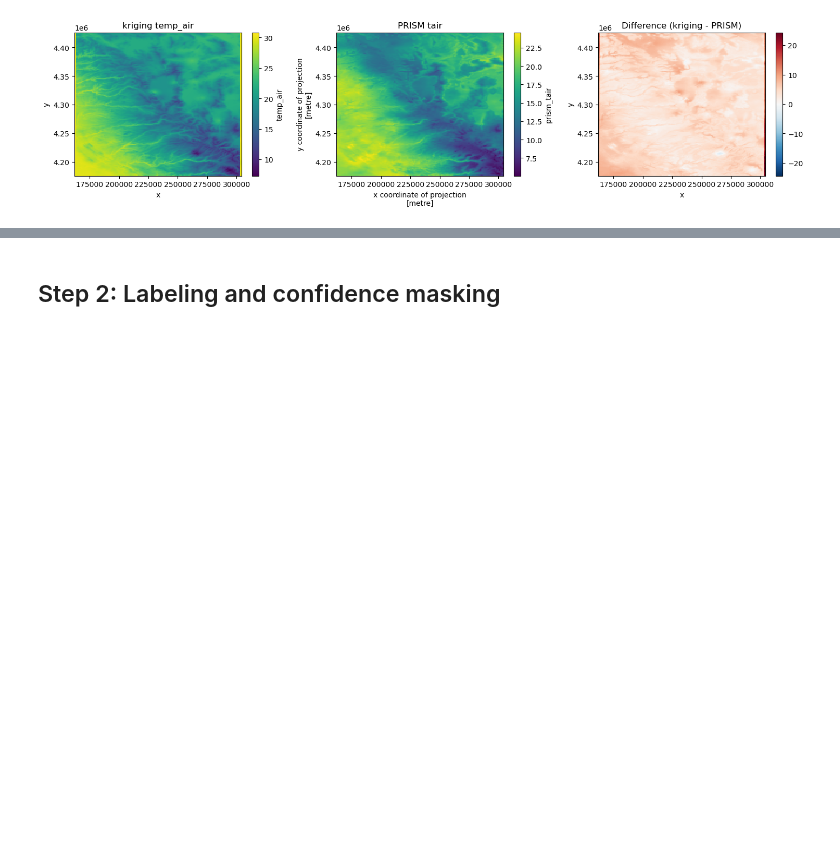
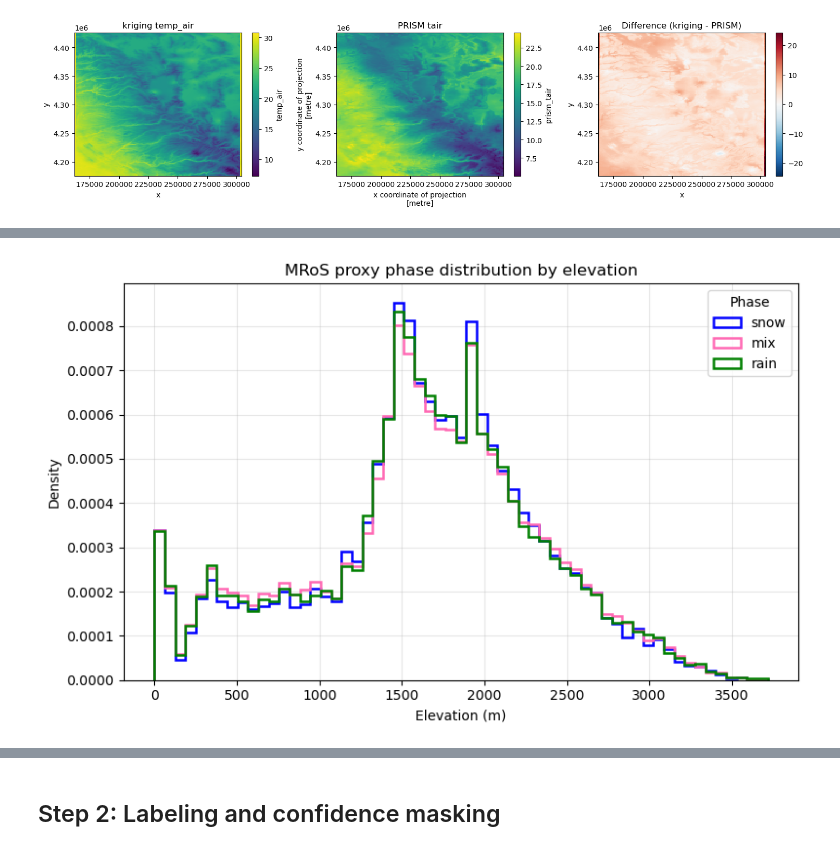
Before and after one commit to emmaaagolub/MRoS-phase-prediction, a Jupyter notebook: ML_pipeline/ML_pipeline_XGBoost_v2_EG.ipynb, the cells around one changed output, grey strips where cells are left out. Saved outputs shown, nothing was run; the diff lists cells and outputs as text; code cells hidden in the pictures; blank space fills up the shorter version.

```diff
--- a/ML_pipeline/ML_pipeline_XGBoost_v2_EG.ipynb
+++ b/ML_pipeline/ML_pipeline_XGBoost_v2_EG.ipynb
@@ -406,0 +406,88 @@ Saved input predictor stack
+# %%
+# -------------------------------------------------------------------
+# Visualize MRoS proxy phase distribution and predictors vs elevation
+# -------------------------------------------------------------------
+import matplotlib.pyplot as plt
+
+
+# Find common time range across all three datasets
+common_time = np.intersect1d(
+    np.intersect1d(ds_IDW["time"].values, ds_imerg["time"].values),
+    ds_prism["time"].values,
+)
+
+eda_ds = xr.Dataset(
+    {
+        "temp_air":      ds_IDW["temp_air"].sel(time=common_time),
+        "temp_dew":      ds_IDW["temp_dew"].sel(time=common_time),
+        "temp_wet":      ds_IDW["temp_wet"].sel(time=common_time),
+        "rh":            ds_IDW["rh"].sel(time=common_time),
+        "mros_plp_proxy": ds_IDW["mros_plp_proxy"].sel(time=common_time),
+        "imerg_plp":     ds_imerg["imerg_plp"].sel(time=common_time),
+        "prism_tair":    ds_prism["prism_tair"].sel(time=common_time),
+        "prism_tmean":   ds_prism["prism_tmean"].sel(time=common_time),
+        "prism_tdmean":  ds_prism["prism_tdmean"].sel(time=common_time),
+        "elev":          ds_IDW["elev"],  # broadcast over time automatically
+    },
+    coords={
+        "time": common_time,
+        "y": ds_IDW["y"],
+        "x": ds_IDW["x"],
+    },
+)
+
+# 2. Stack to a 1D "sample" dimension and go to pandas for plotting
+stacked = eda_ds.stack(sample=("time", "y", "x"))
+
+# Keep only rows where the MRoS proxy exists
+df_visualize = stacked.to_dataframe().dropna(subset=["mros_plp_proxy"])
+
+# Optional down-sampling for speed (adjust n if you want more/less)
+max_samples = 200_000
+if len(df_visualize) > max_samples:
+    df_visualize = df_visualize.sample(n=max_samples, random_state=42)
+
+# 3. Define phase from MRoS proxy:
+#    0   -> snow
+#    100 -> rain
+#    else -> mix
+phase_arr = np.where(
+    df_visualize["mros_plp_proxy"] == 0, 0,
+    np.where(df_visualize["mros_plp_proxy"] == 100, 2, 1)
+)
+df_visualize["phase"] = phase_arr
+
+phase_name_map = {0: "snow", 1: "mix", 2: "rain"}
+df_visualize["phase_name"] = df_visualize["phase"].map(phase_name_map)
+
+# -------------------------------------------------------------------
+# A. Phase distribution by elevation (hist overlays)
+# -------------------------------------------------------------------
+plt.figure(figsize=(8, 5))
+bins = np.linspace(df_visualize["elev"].min(), df_visualize["elev"].max(), 60)
+
+colors = {"snow": "blue", "mix": "#ff69b4", "rain": "green"}
+
+for ph, name in phase_name_map.items():
+    elev_vals = df_visualize.loc[df_visualize["phase"] == ph, "elev"].values
+    if len(elev_vals) == 0:
+        continue
+    plt.hist(
+        elev_vals,
+        bins=bins,
+        histtype="step",
+        density=True,
+        label=name,
+        color=colors[name],
+        linewidth=1.8,
+    )
+
+plt.xlabel("Elevation (m)")
+plt.ylabel("Density")
+plt.title("MRoS proxy phase distribution by elevation")
+plt.legend(title="Phase")
+plt.grid(alpha=0.3)
+plt.tight_layout()
+plt.show()
+# %% [output]
+[figure, added]
```
Also changed, not shown: parts of 6 cells of this notebook, 8 other files.
